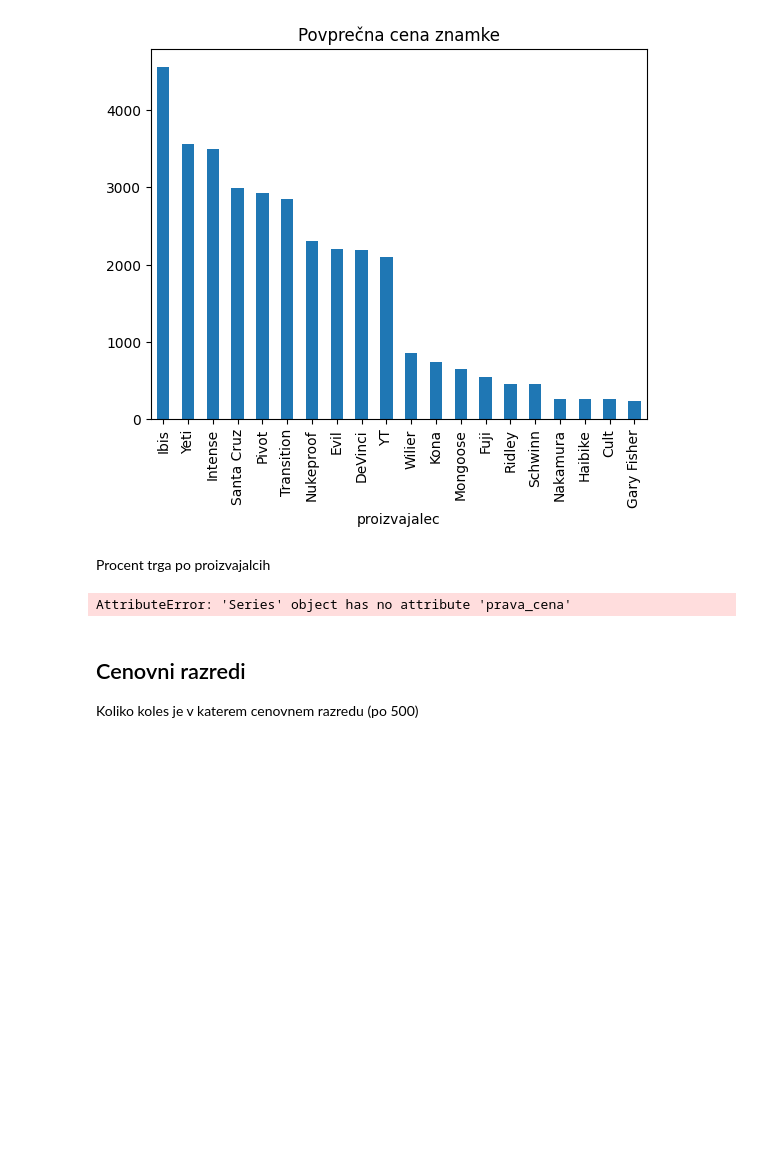
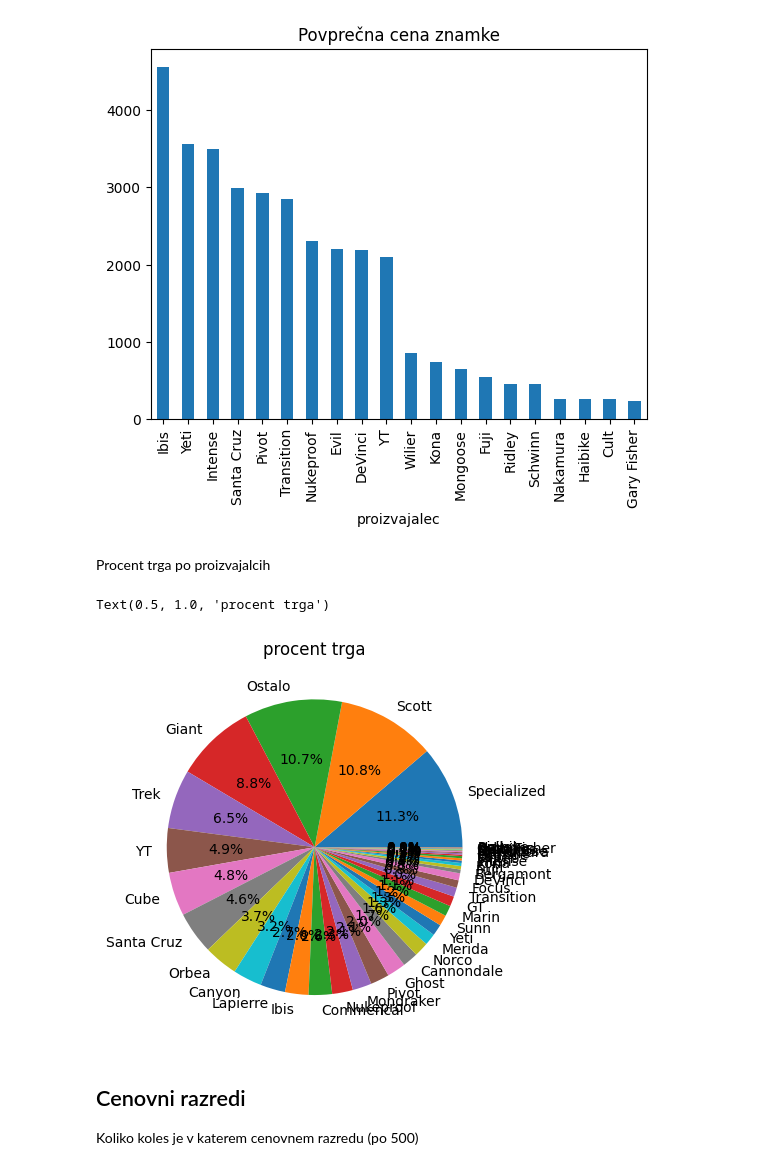
Before and after one commit to ambrovo/UVP-projektna, a Jupyter notebook: analiza.ipynb, the cells around one changed output. Saved outputs shown, nothing was run; the diff lists cells and outputs as text; code cells hidden in the pictures; blank space fills up the shorter version.

Commit message:
Popravil delež po proizvajalcih

```diff
--- a/analiza.ipynb
+++ b/analiza.ipynb
@@ -127,12 +127,14 @@ Text(0.5, 1.0, 'Povprečna cena znamke')
 # %% [markdown]
 Procent trga po proizvajalcih
 # %%
+kolesa_po_proizvajalcih = vsi_podatki.groupby("proizvajalec")
 vsota_po_kategoriji = kolesa_po_proizvajalcih.prava_cena.sum().sort_values(ascending=False)
 ax = vsota_po_kategoriji.plot(kind="pie", autopct='%.1f%%')
 ax.set_ylabel("")
 ax.set_title("procent trga")
 # %% [output]
-AttributeError: 'Series' object has no attribute 'prava_cena'
+Text(0.5, 1.0, 'procent trga')
+[figure, added]
 # %% [markdown]
 ## Cenovni razredi
 Koliko koles je v katerem cenovnem razredu (po 500)
```
